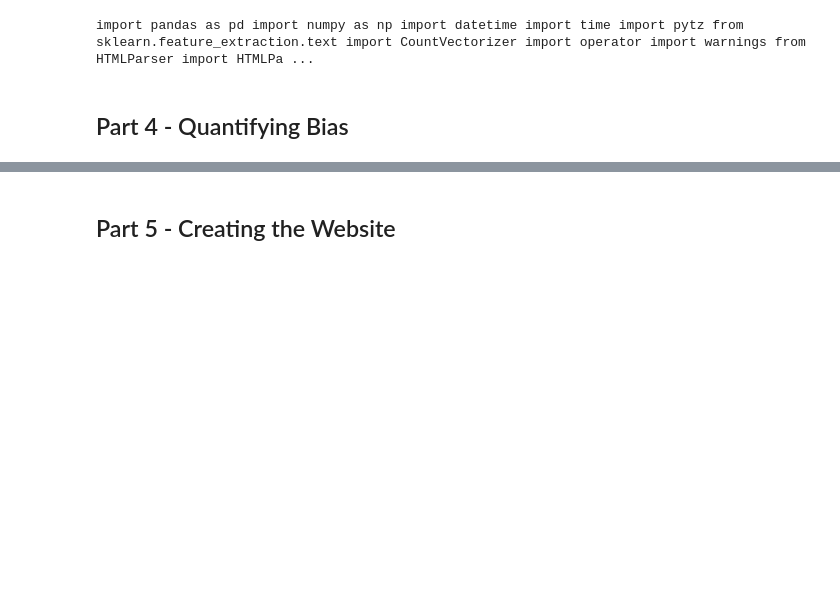
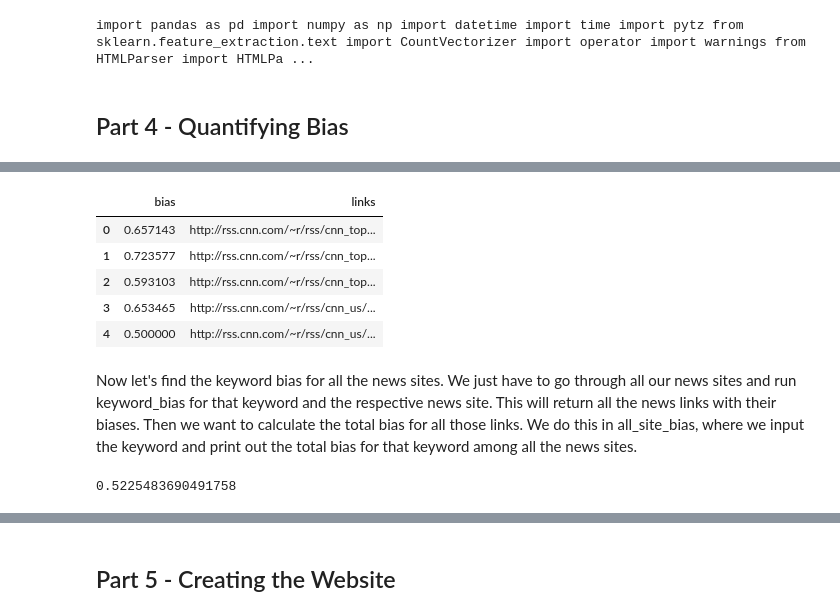
Before and after one commit to trender-io/report, a Jupyter notebook: trender-io.ipynb, the cells around one changed output, grey strips where cells are left out. Saved outputs shown, nothing was run; the diff lists cells and outputs as text; code cells hidden in the pictures; blank space fills up the shorter version.

```diff
--- a/trender-io.ipynb
+++ b/trender-io.ipynb
@@ -1731,0 +2027,4 @@ Brinda's part here.
+# %%
+CNBCwords,CNBCcontent,CNBClinks = news_content(dfall, "cnbc")
+CNBCposneg=analyze_words(CNBCwords)
+number_of_pos_neg(CNBCposneg)
@@ -1731,0 +2040,4 @@ Brinda's part here.
+# %%
+NBCwords,NBCcontent,NBClinks = news_content(dfall, "nbcnews")
+NBCposneg=analyze_words(NBCwords)
+number_of_pos_neg(NBCposneg)
@@ -1731,0 +2053,4 @@ Brinda's part here.
+# %%
+ECONOMISTwords,ECONOMISTcontent,ECONOMISTlinks = news_content(dfall, "economist")
+ECONOMISTposneg=analyze_words(ECONOMISTwords)
+number_of_pos_neg(ECONOMISTposneg)
@@ -1731,0 +2066,4 @@ Brinda's part here.
+# %%
+WSJwords,WSJcontent,WSJlinks = news_content(dfall, "wsj")
+WSJposneg=analyze_words(WSJwords)
+number_of_pos_neg(WSJposneg)
@@ -1731,0 +2093,32 @@ Brinda's part here.
+# %%
+NEWSwords = {'BBC':BBCwords,'CNN':CNNwords,'NPR':NPRwords,'NYTIMES':NYTIMESwords,'GUARDIAN':GUARDIANwords,'CNBC':CNBCwords,'NBC':NBCwords,'ECONOMIST':ECONOMISTwords,'WSJ':WSJwords}
+NEWSposneg = {'BBC': BBCposneg,'CNN': CNNposneg,'NPR': NPRposneg,'NYTIMES':NYTIMESposneg,'GUARDIAN': GUARDIANposneg,'CNBC':CNBCposneg,'NBC':NBCposneg,'ECONOMIST':ECONOMISTposneg,'WSJ':WSJposneg}
+NEWScontent = {'BBC':BBCcontent,'CNN':CNNcontent,'NPR':NPRcontent,'NYTIMES':NYTIMEScontent,'GUARDIAN':GUARDIANcontent,'CNBC':CNBCcontent,'NBC':NBCcontent,'ECONOMIST':ECONOMISTcontent,'WSJ':WSJcontent}
+NEWSlinks = {'BBC':BBClinks,'CNN':CNNlinks,'NPR':NPRlinks,'NYTIMES':NYTIMESlinks,'GUARDIAN':GUARDIANlinks,'CNBC':CNBClinks,'NBC':NBClinks,'ECONOMIST':ECONOMISTlinks,'WSJ':WSJlinks}
+def keyword_bias(keyword,site):
+    pos=0
+    neg=0
+    links = []
+    links_bias=[]
+    for o in range(len(NEWSwords[site])):
+        if keyword in NEWScontent[site][o]:
+            links.append(NEWSlinks[site][o])
+            pos=pos+ len(NEWSposneg[site]['pos'][o])
+            neg=neg+ len(NEWSposneg[site]['neg'][o])
+            links_bias.append(float(len(NEWSposneg[site]['pos'][o]))/float(len(NEWSposneg[site]['pos'][o])+len(NEWSposneg[site]['neg'][o])))
+    bias = 0 if pos+neg==0 else float(pos)/float(pos+neg)
+    return keyword, site, pd.DataFrame({'bias':links_bias,'links':links}), pos, pos+neg,bias
+    #return {'links':links,'keyword':keyword,'site':site,'pos':pos,'total':pos+neg,'bias':0 if pos+neg==0 else float(pos)/float(pos+neg)}
+
+#The closer to 0 bias is, the more unbiased the article is. If bias is positive, news story is positively biased;
+#negative means it is negatively biased
+keyword_bias('nuclear weapon','CNN')[2]
+# %% [output]
+|  | bias | links |
+| 0 | 0.657143 | http://rss.cnn.com/~r/rss/cnn_top... |
+| 1 | 0.723577 | http://rss.cnn.com/~r/rss/cnn_top... |
+| 2 | 0.593103 | http://rss.cnn.com/~r/rss/cnn_top... |
+| 3 | 0.653465 | http://rss.cnn.com/~r/rss/cnn_us/... |
+| 4 | 0.500000 | http://rss.cnn.com/~r/rss/cnn_us/... |
+# %% [markdown]
+Now let's find the keyword bias for all the news sites. We just have to go through all our news sites and run keyword_bias for that keyword and the respective news site. This will return all the news links with their biases. Then we want to calculate the total bias for all those links. We do this in all_site_bias, where we input the keyword and print out the total bias for that keyword among all the news sites.
@@ -1731,0 +2138,4 @@ Brinda's part here.
+# %%
+all_site_bias('Obama')
+# %% [output]
+0.5225483690491758
```
Also changed, not shown: parts of 84 cells of this notebook.
